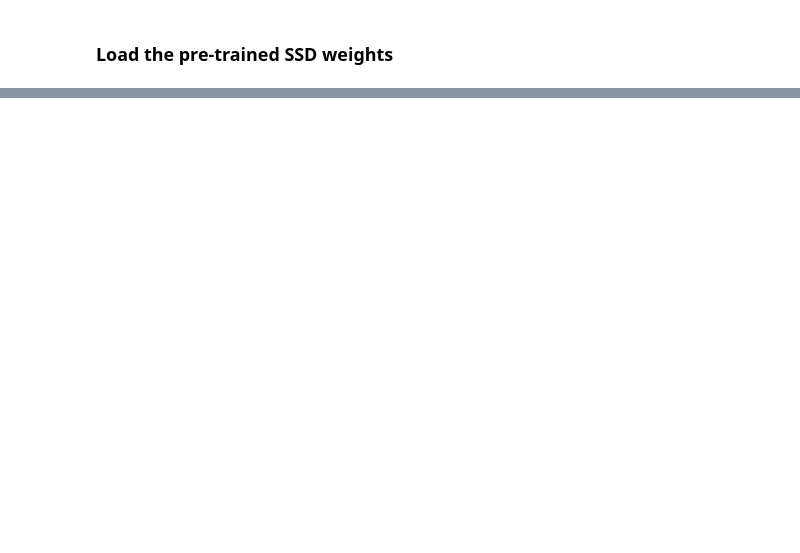
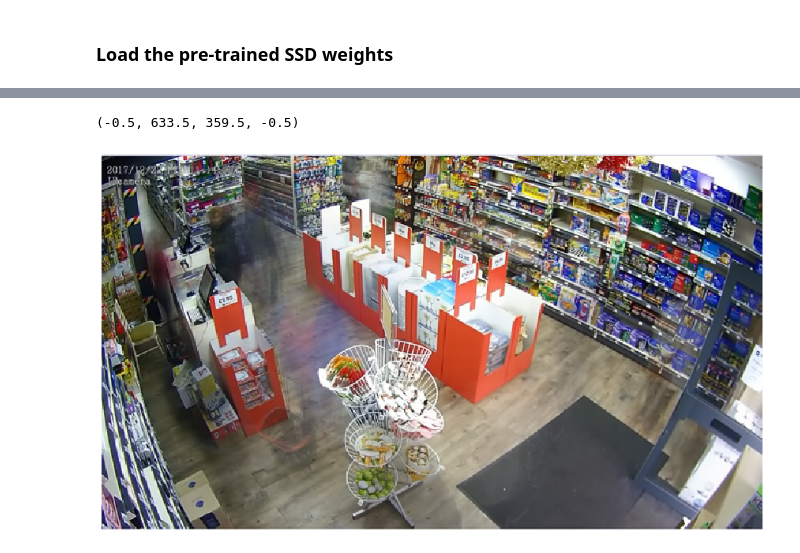
Before and after one commit to sungsujaing/INSIGHT-project, a Jupyter notebook: Motion_analyzer.ipynb, the cells around one changed output, grey strips where cells are left out. Saved outputs shown, nothing was run; the diff lists cells and outputs as text; code cells hidden in the pictures; blank space fills up the shorter version.

```diff
--- a/Motion_analyzer.ipynb
+++ b/Motion_analyzer.ipynb
@@ -643,0 +149,38 @@ need to work on the archive
+# %%
+def video_background(url,alpha):
+    '''
+    --input--
+    url: YouTube URL
+    alpha: alpha value for moving average
+    --output--
+    background image with moving objects filtered out
+    '''
+    pa = pafy.new(url)
+    video = pa.getbest(preftype='webm')
+    cap = cv2.VideoCapture(video.url)
+
+    frame_numbers = int(cap.get(cv2.CAP_PROP_FRAME_COUNT))
+    vid_height = int(cap.get(cv2.CAP_PROP_FRAME_HEIGHT))
+    vid_width = int(cap.get(cv2.CAP_PROP_FRAME_WIDTH))
+
+    _, img = cap.read()
+    img = cv2.cvtColor(img,cv2.COLOR_BGR2RGB)
+    average_img = np.float32(img)
+
+    while cap.isOpened():
+        ret,img = cap.read()
+        if ret == True:
+            img = cv2.cvtColor(img,cv2.COLOR_BGR2RGB)
+
+            cv2.accumulateWeighted(img, average_img,alpha)
+            background = cv2.convertScaleAbs(average_img)
+        else:
+            break
+    cap.release()
+
+    print('title: {}'.format(video.title))
+    print('frame #: {}'.format(frame_numbers))
+    print('width: {}'.format(vid_width))
+    print('height: {}'.format(vid_height))
+
+    return background,vid_height,vid_width
@@ -643,0 +195,7 @@ need to work on the archive
+# %%
+plt.figure(figsize=(15,10))
+plt.imshow(background)
+plt.axis('off')
+# %% [output]
+(-0.5, 633.5, 359.5, -0.5)
+[figure, added]
```
Also changed, not shown: parts of 50 cells of this notebook.
